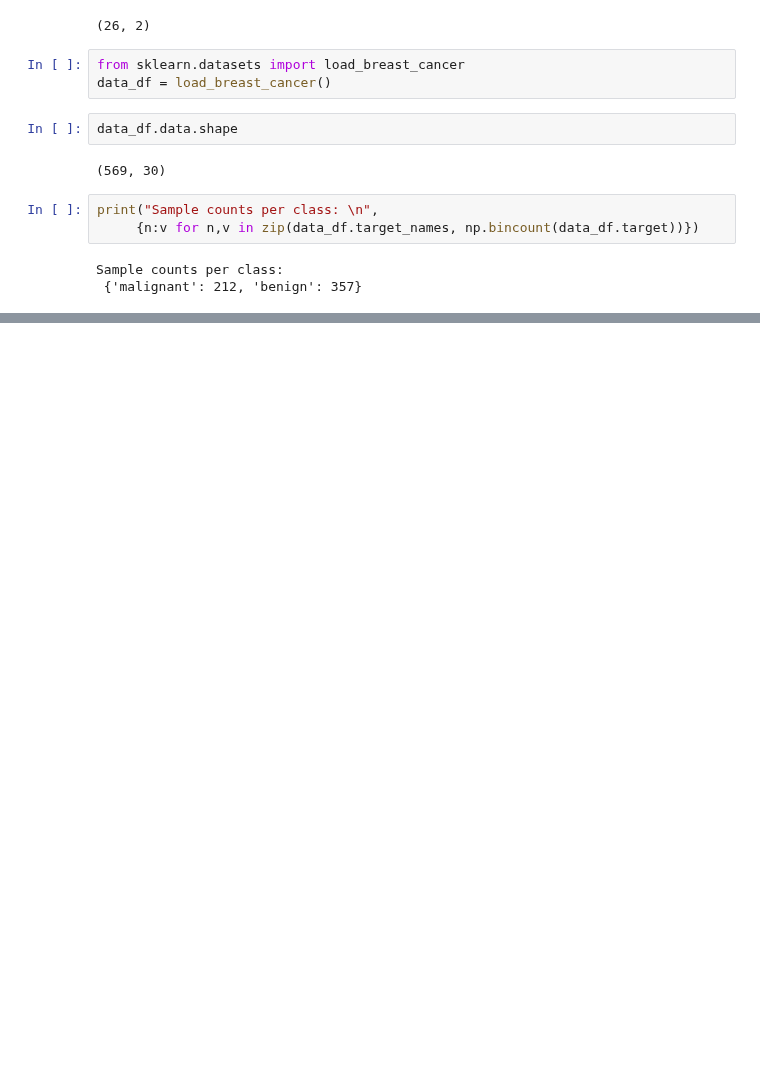
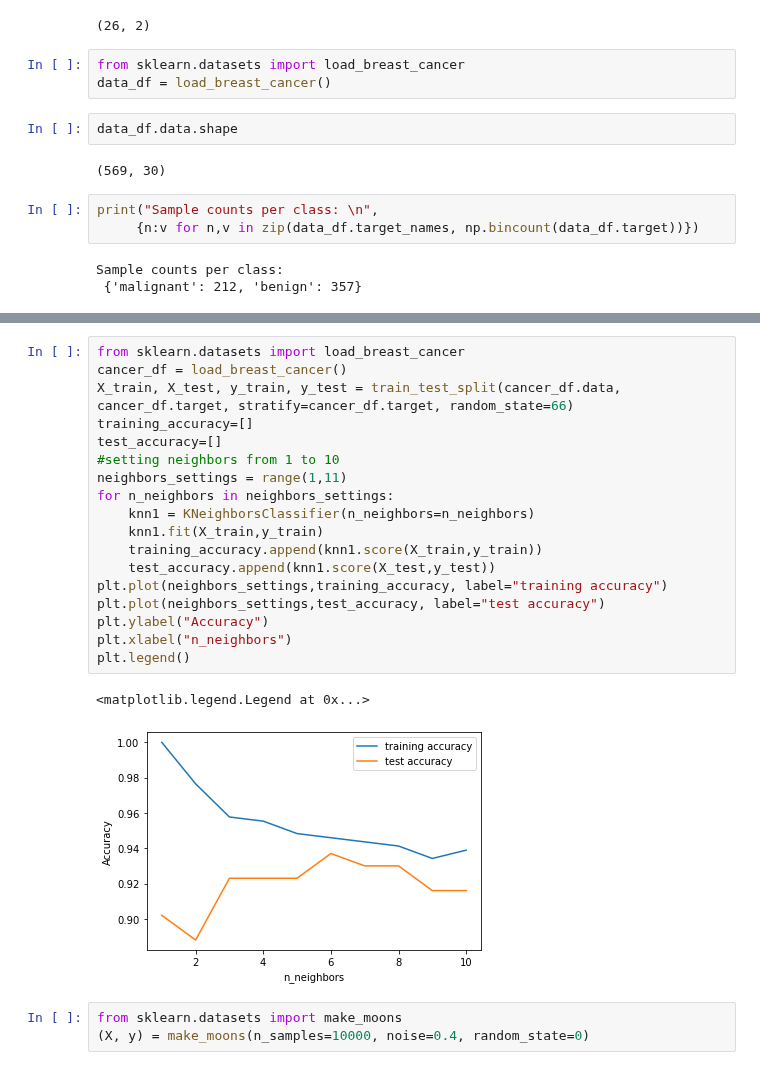
Before and after one commit to parimalakettymuthu/SupervisedLearning-ML-Projects, a Jupyter notebook: KNN Classification.ipynb, the cells around one changed output, grey strips where cells are left out. Drawn from its saved outputs; the diff is of its cells as text; blank space fills up the shorter version.

```diff
--- a/KNN Classification.ipynb
+++ b/KNN Classification.ipynb
@@ -31,0 +90,24 @@ Sample counts per class:
+# %%
+from sklearn.datasets import load_breast_cancer
+cancer_df = load_breast_cancer()
+X_train, X_test, y_train, y_test = train_test_split(cancer_df.data, cancer_df.target, stratify=cancer_df.target, random_state=66)
+training_accuracy=[]
+test_accuracy=[]
+#setting neighbors from 1 to 10
+neighbors_settings = range(1,11)
+for n_neighbors in neighbors_settings:
+    knn1 = KNeighborsClassifier(n_neighbors=n_neighbors)
+    knn1.fit(X_train,y_train)
+    training_accuracy.append(knn1.score(X_train,y_train))
+    test_accuracy.append(knn1.score(X_test,y_test))
+plt.plot(neighbors_settings,training_accuracy, label="training accuracy")
+plt.plot(neighbors_settings,test_accuracy, label="test accuracy")
+plt.ylabel("Accuracy")
+plt.xlabel("n_neighbors")
+plt.legend()
+# %% [output]
+<matplotlib.legend.Legend at 0x...>
+[figure, added]
+# %%
+from sklearn.datasets import make_moons
+(X, y) = make_moons(n_samples=10000, noise=0.4, random_state=0)
```
Also changed, not shown: parts of 10 cells of this notebook.
